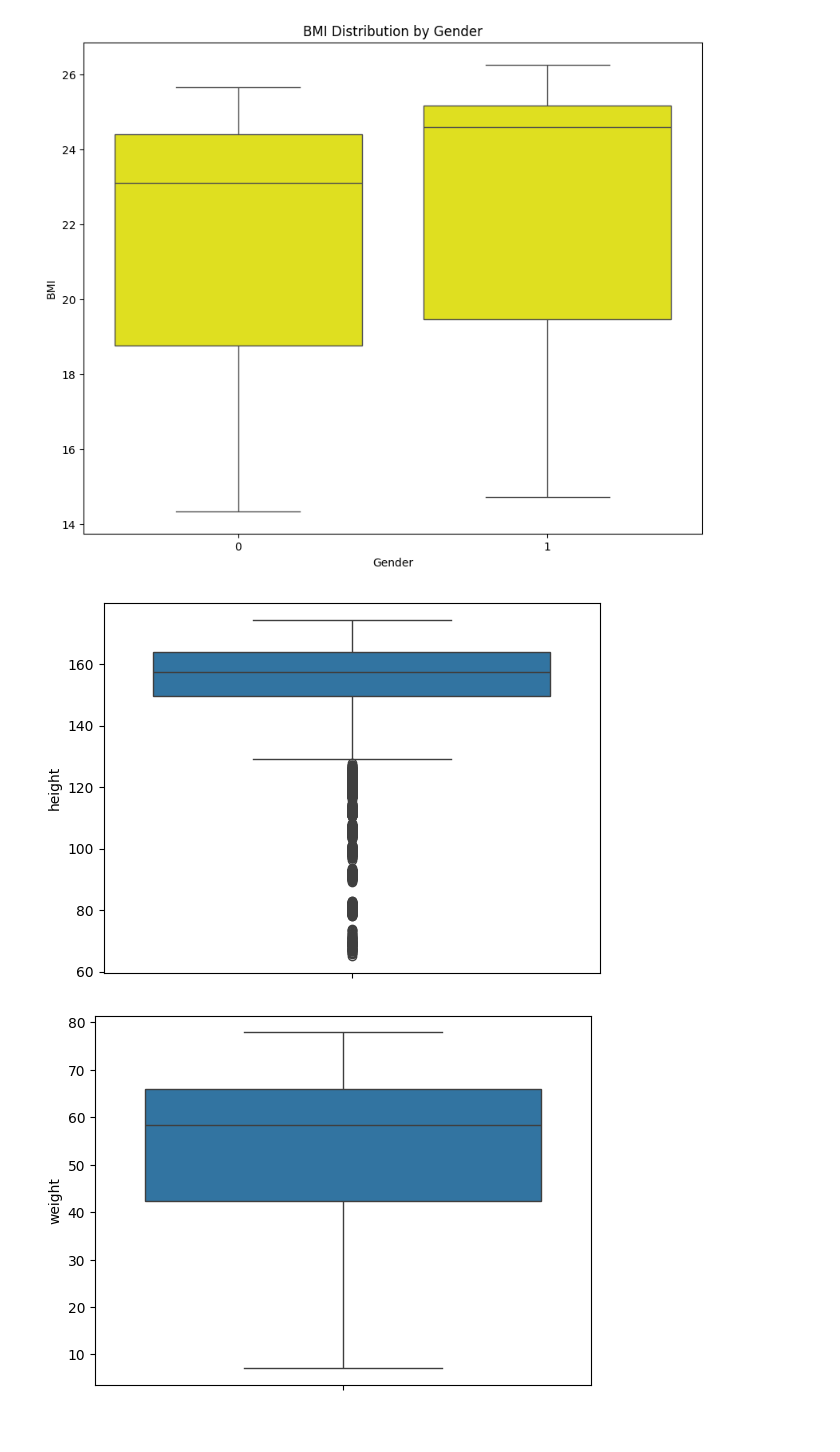
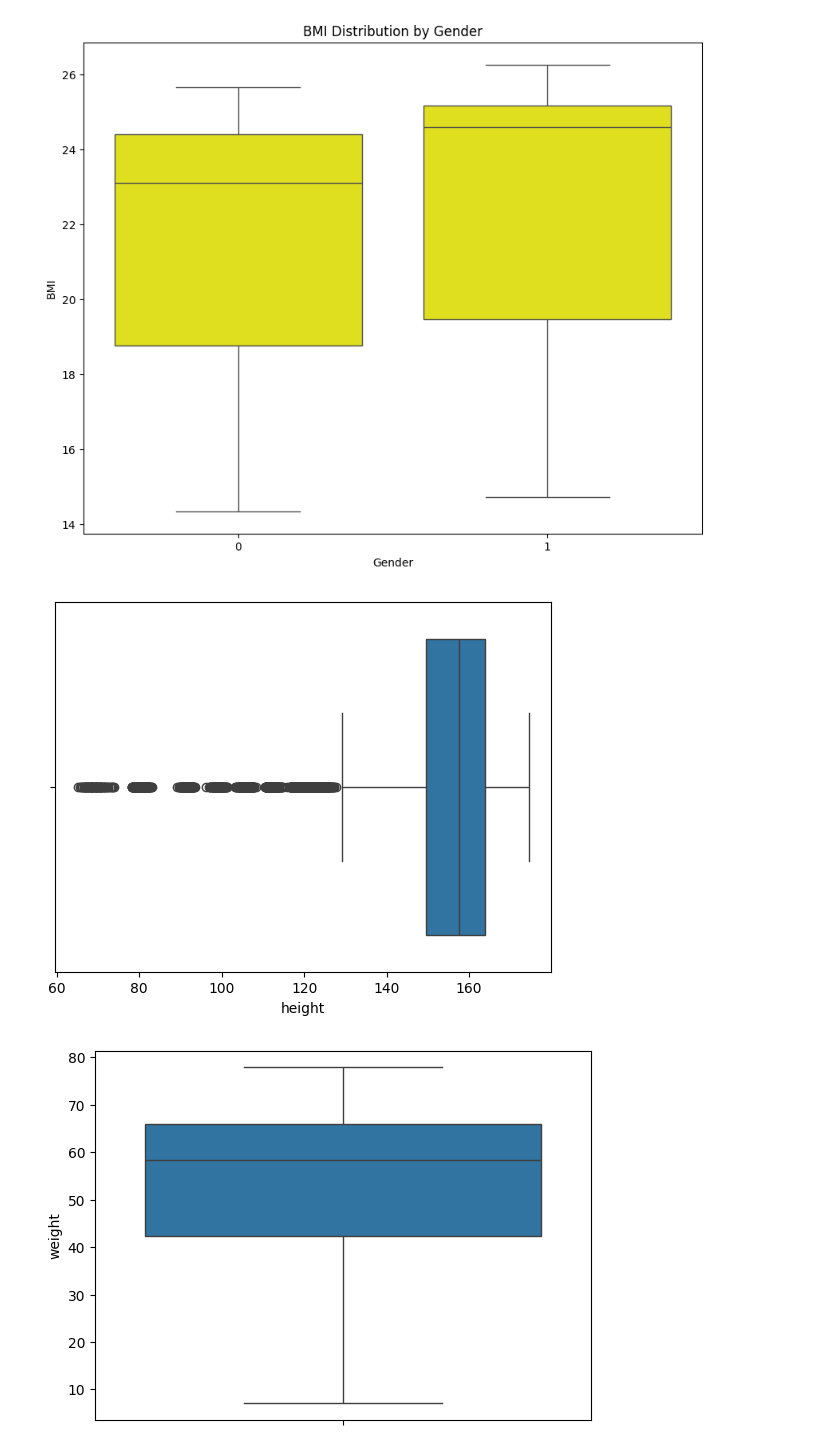
Before and after one commit to saadkhalidabbasi/EDA-Projects, a Jupyter notebook: Taiwan_height_and_weight_sampling_data.ipynb, the cells around one changed output. Saved outputs shown, nothing was run; the diff lists cells and outputs as text; code cells hidden in the pictures.

```diff
--- a/Taiwan_height_and_weight_sampling_data.ipynb
+++ b/Taiwan_height_and_weight_sampling_data.ipynb
@@ -173,10 +173,10 @@ plt.show()
 [figure]
 # %%
 # Checking outliers for different features of our dataset
-sns.boxplot(df["height"])
+sns.boxplot(df,x="height")
 plt.show()
 # %% [output]
-[figure, old version]
+[figure, new version]
 # %%
 sns.boxplot(df["weight"])
 plt.show()
```
Also changed, not shown: parts of 2 cells of this notebook.
